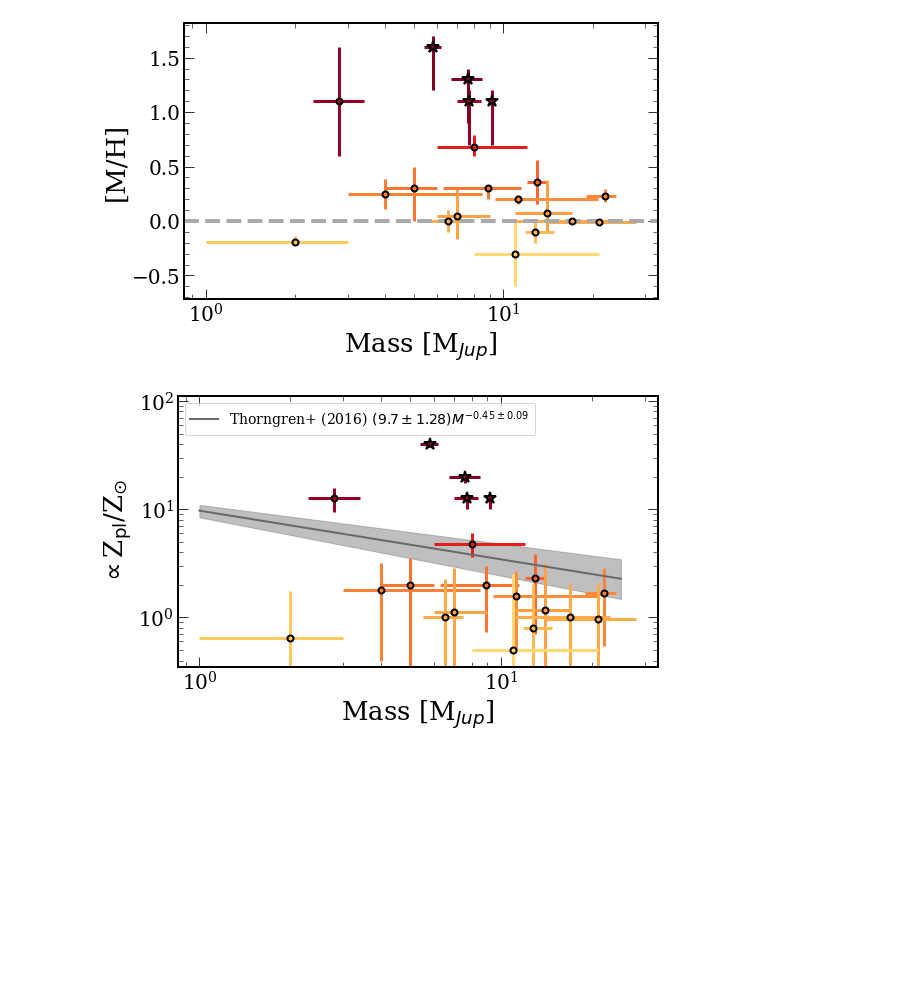
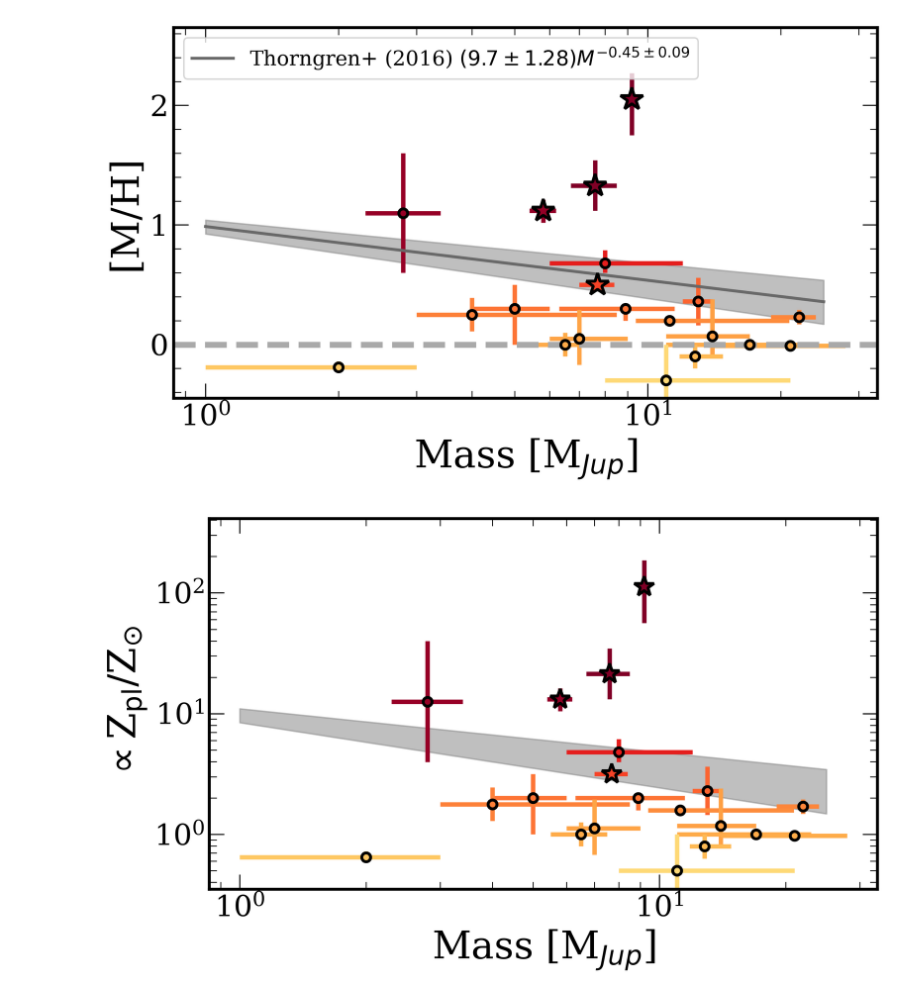
Before and after one commit to nenasedk/PhDNotebooks2, a Jupyter notebook: MetallicityPlot.ipynb, the cells around one changed output. Cells and saved outputs as stored; diff of their text form; code cells hidden in the pictures; blank space fills up the shorter version.

```diff
--- a/MetallicityPlot.ipynb
+++ b/MetallicityPlot.ipynb
@@ -27,9 +17,9 @@ Using pRT Plotting style!
 # %%
 planets = {}
-planets["HR 8799 b"] = [1.6,0.4,0.1]
-planets["HR 8799 c"] = [1.1,0.4,0.1]
-planets["HR 8799 d"] = [1.1,0.4,0.1]
-planets["HR 8799 e"] = [1.3,0.4,0.1]
+planets["HR 8799 b"] = [1.12,0.1,0.09]
+planets["HR 8799 c"] = [0.5,0.04,0.03]
+planets["HR 8799 d"] = [2.05,0.3,0.22]
+planets["HR 8799 e"] = [1.33,0.21,0.21]
 planets["AF Lep b"] = [1.1,0.5,0.5]
 planets["Beta Pic b"] = [0.68,0.08,0.11]
 planets["AB Pic b"] = [0.36,0.20,0.2]
@@ -104,7 +94,7 @@ for key,val in planets.items():
     msize = 6
     if "HR 8799" in key:
         marker = '*'
-        msize = 12
+        msize = 16
     ax.errorbar(masses[key][0],val[0], xerr = [[masses[key][1]],[masses[key][2]]],yerr =[[val[1]],[val[2]]],
                 color =feh_cmap(color),
                 marker = marker,
@@ -113,46 +103,54 @@ for key,val in planets.items():
                 markeredgewidth = 2,
                 elinewidth = 3)
     i+=1
+ax.plot(x,np.log10(y_med),color = 'dimgrey', label = r"Thorngren+ (2016) $(9.7\pm1.28)M^{-0.45\pm0.09}$", linewidth = 2)
+ax.fill_between(x,np.log10(y_down),np.log10(y_up),color = 'grey',alpha = 0.5)
+
+ax.legend(fontsize = 14,loc='upper left')
+
 ax.set_xlabel(r"Mass [M$_{Jup}$]")
 ax.set_xscale('log')
+ax.set_ylim(-0.45,2.65)
+
 ax.axhline(0.0, color = 'darkgrey', linewidth = 4, linestyle = '--')
 ax.set_ylabel("[M/H]")
 plt.savefig(f"plots/DirectImagedMassMetallicities_{version}.pdf",bbox_inches = 'tight')
 # %% [output]
-[figure, old version]
+[figure, new version]
 # %%
 fig, ax = plt.subplots(figsize = (8,5))
 # This requires Z/Zstar, not the number ratio of [M/H]
 x = np.linspace(1,25,500)
 y_med = 9.7 * x**(-0.45)
 y_up = (9.7+1.28) * x**(-0.45+0.09)
 y_down = (9.7-1.28) * x**(-0.45-0.09)
 
 i = 0
 for key,val in planets.items():
     color = (val[0] + 0.8)/2
     marker = 'o'
     msize = 6
     if "HR 8799" in key:
         marker = '*'
-        msize = 12
-    ax.errorbar(masses[key][0],10**val[0], xerr = [[masses[key][1]],[masses[key][2]]],yerr =[[10**val[1]],[10**val[2]]],
+        msize = 14
+    ax.errorbar(masses[key][0],
+                10**val[0],
+                xerr = [[masses[key][1]],[masses[key][2]]],
+                yerr =[[10**val[0]-10**(val[0]-val[1])],[10**(val[0]+val[2])-10**val[0]]],
                 color =feh_cmap(color),
                 marker = marker,
                 markeredgecolor = 'k',
                 markersize = msize,
                 markeredgewidth = 2,
                 elinewidth = 3)
     i+=1
 ax.fill_between(x,y_down,y_up,color = 'grey',alpha = 0.5)
 ax.set_yscale('log')
 ax.set_xscale('log')
-ax.set_ylim(0.35,112)
-ax.plot(x,y_med,color = 'dimgrey', label = r"Thorngren+ (2016) $(9.7\pm1.28)M^{-0.45\pm0.09}$", linewidth = 2)
-ax.legend(fontsize = 14,loc='upper left')
+ax.set_ylim(0.35,412)
 ax.set_xlabel(r"Mass [M$_{Jup}$]")
 ax.axhline(0.0, color = 'darkgrey', linewidth = 4, linestyle = '--')
 ax.set_ylabel(r"$\propto$Z$_{\rm pl}$/Z$_{\odot}$")
 plt.savefig(f"plots/DirectImagedMassMetallicitiesThorngren_{version}.pdf",bbox_inches = 'tight')
 # %% [output]
-[figure, old version]
+[figure, new version]
```
Also changed, not shown: parts of 2 cells of this notebook, 11 other files.
